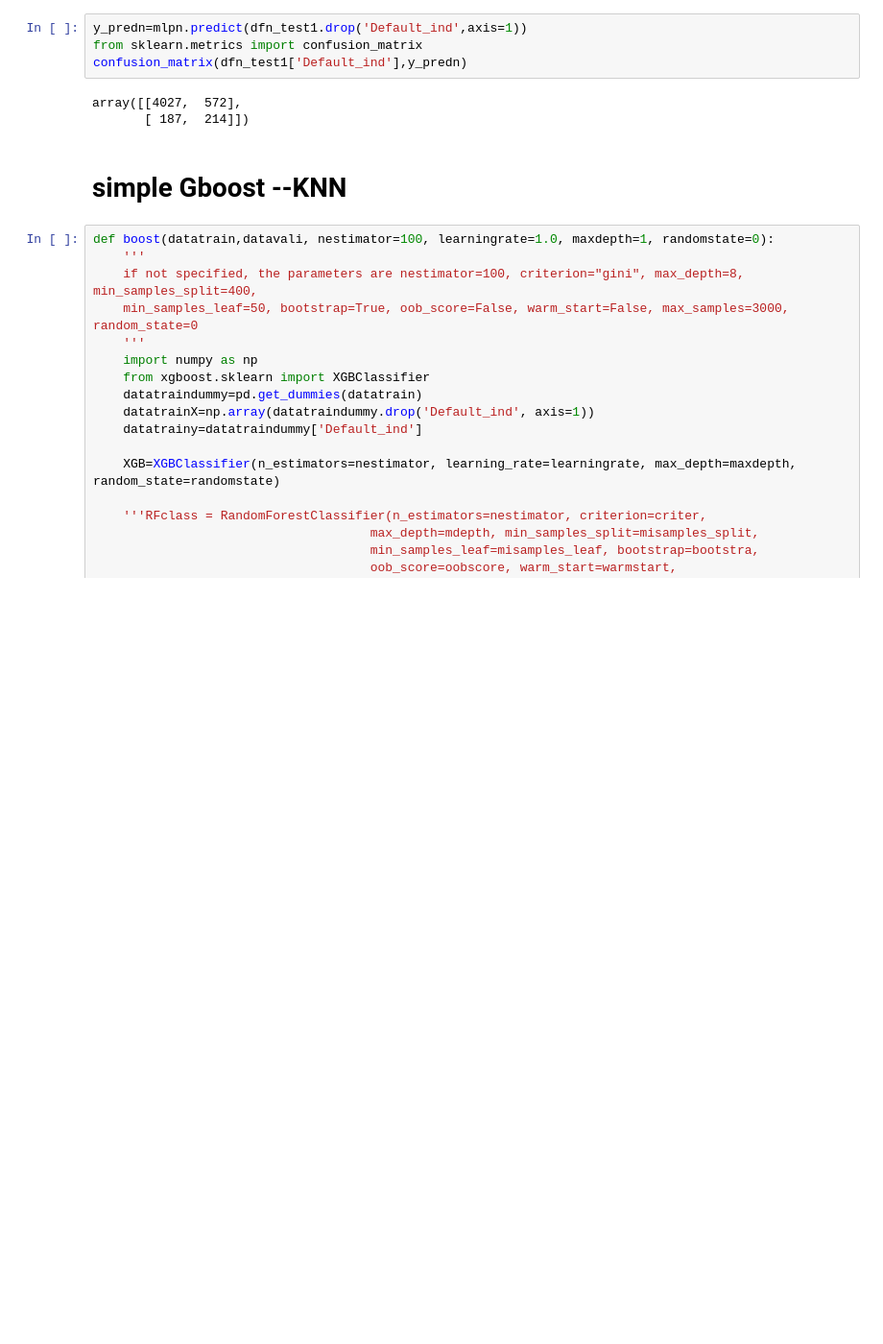
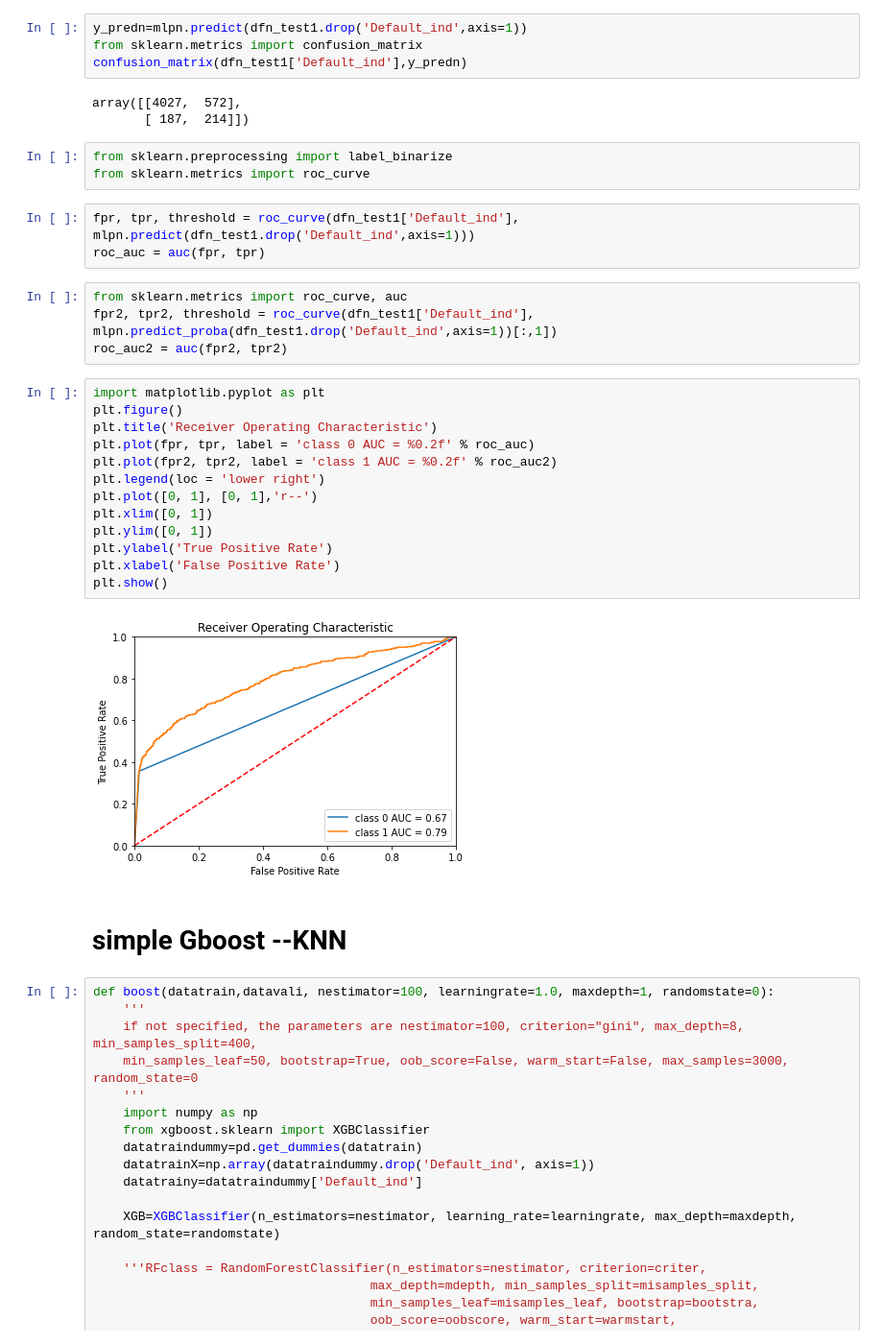
Before and after one commit to sarashen2017/UGA_data_competition, a Jupyter notebook: Codes/MLP&simple_gradient_boosting.ipynb, the cells around one changed output. Shown: that part at 96% size. Saved outputs shown, nothing was run; the diff lists cells and outputs as text; blank space fills up the shorter version.

```diff
--- a/Codes/MLP&simple_gradient_boosting.ipynb
+++ b/Codes/MLP&simple_gradient_boosting.ipynb
@@ -432,6 +432,31 @@ confusion_matrix(dfn_test1['Default_ind'],y_predn)
 # %% [output]
 array([[4027,  572],
        [ 187,  214]])
+# %%
+from sklearn.preprocessing import label_binarize
+from sklearn.metrics import roc_curve
+# %%
+fpr, tpr, threshold = roc_curve(dfn_test1['Default_ind'], mlpn.predict(dfn_test1.drop('Default_ind',axis=1)))
+roc_auc = auc(fpr, tpr)
+# %%
+from sklearn.metrics import roc_curve, auc
+fpr2, tpr2, threshold = roc_curve(dfn_test1['Default_ind'], mlpn.predict_proba(dfn_test1.drop('Default_ind',axis=1))[:,1])
+roc_auc2 = auc(fpr2, tpr2)
+# %%
+import matplotlib.pyplot as plt
+plt.figure()
+plt.title('Receiver Operating Characteristic')
+plt.plot(fpr, tpr, label = 'class 0 AUC = %0.2f' % roc_auc)
+plt.plot(fpr2, tpr2, label = 'class 1 AUC = %0.2f' % roc_auc2)
+plt.legend(loc = 'lower right')
+plt.plot([0, 1], [0, 1],'r--')
+plt.xlim([0, 1])
+plt.ylim([0, 1])
+plt.ylabel('True Positive Rate')
+plt.xlabel('False Positive Rate')
+plt.show()
+# %% [output]
+[figure, added]
 # %% [markdown]
 # simple Gboost --KNN
 # %%
```
Also changed, not shown: parts of 1 cell of this notebook.
